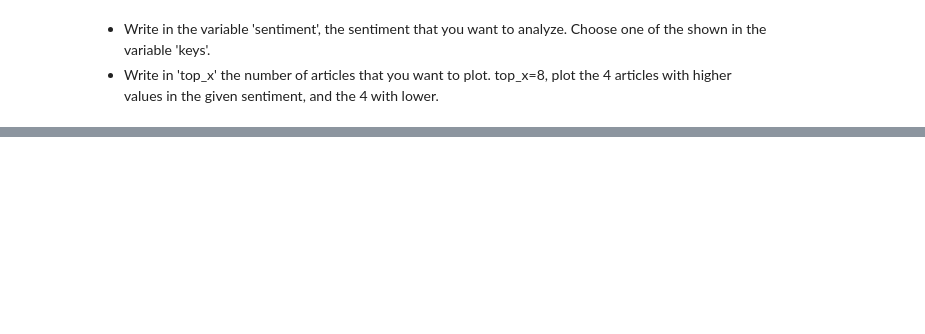
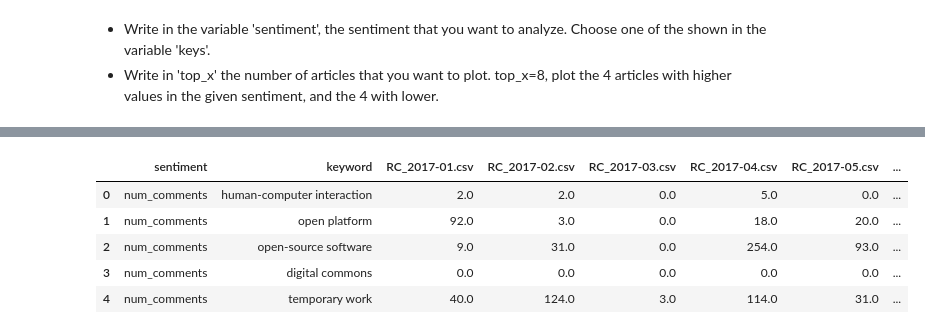
Before and after one commit to NGI4eu/engineroom-sentiment_analysis, a Jupyter notebook: Sentiment_Analysis_LIWC.ipynb, the cells around one changed output, grey strips where cells are left out. Saved outputs shown, nothing was run; the diff lists cells and outputs as text; code cells hidden in the pictures; blank space fills up the shorter version.

```diff
--- a/Sentiment_Analysis_LIWC.ipynb
+++ b/Sentiment_Analysis_LIWC.ipynb
@@ -437,0 +398,9 @@ df
+# %%
+pd.read_csv('data/sentiment_analysis_data.csv').head()
+# %% [output]
+|  | sentiment | keyword | RC_2017-01.csv | RC_2017-02.csv | RC_2017-03.csv | RC_2017-04.csv | RC_2017-05.csv | ... |
+| 0 | num_comments | human-computer interaction | 2.0 | 2.0 | 0.0 | 5.0 | 0.0 | ... |
+| 1 | num_comments | open platform | 92.0 | 3.0 | 0.0 | 18.0 | 20.0 | ... |
+| 2 | num_comments | open-source software | 9.0 | 31.0 | 0.0 | 254.0 | 93.0 | ... |
+| 3 | num_comments | digital commons | 0.0 | 0.0 | 0.0 | 0.0 | 0.0 | ... |
+| 4 | num_comments | temporary work | 40.0 | 124.0 | 3.0 | 114.0 | 31.0 | ... |
```
Also changed, not shown: parts of 15 cells of this notebook.
